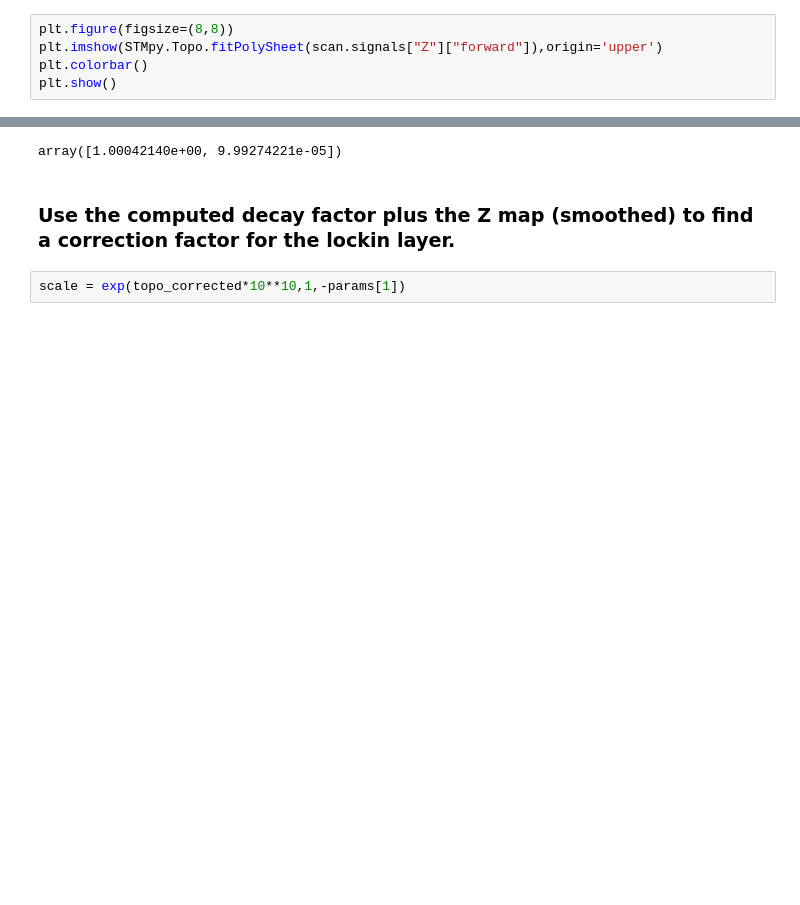
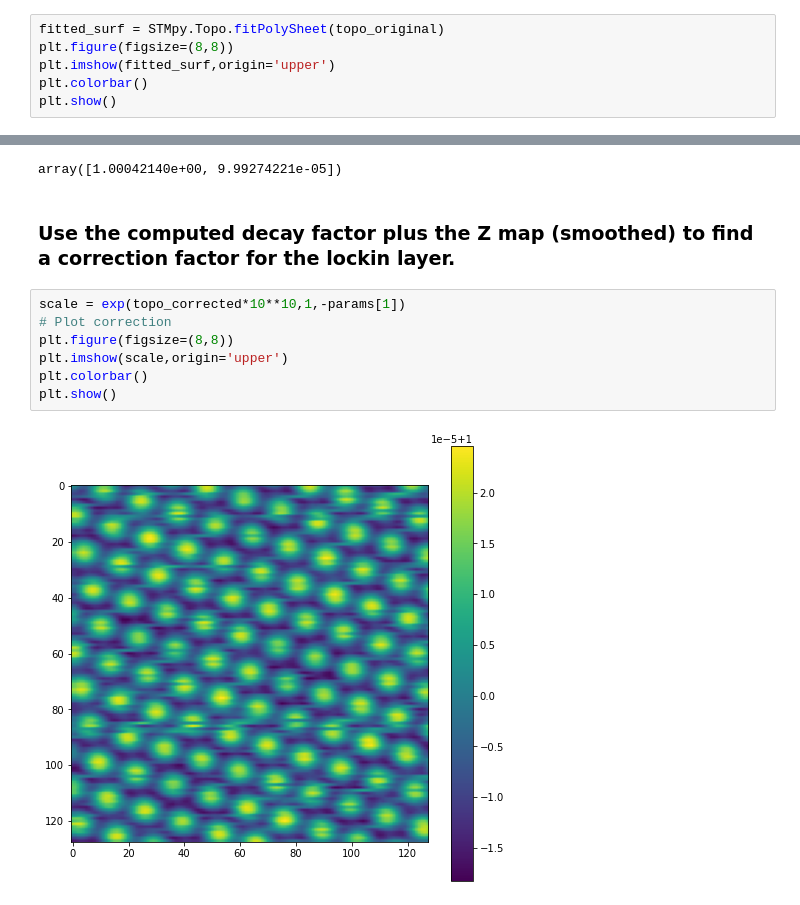
Before and after one commit to Madhavanlabcode/STMpy, a Jupyter notebook: topographyCorrectionDemo.ipynb, the cells around one changed output, grey strips where cells are left out. Saved outputs shown, nothing was run; the diff lists cells and outputs as text; blank space fills up the shorter version.

```diff
--- a/topographyCorrectionDemo.ipynb
+++ b/topographyCorrectionDemo.ipynb
@@ -103,6 +25,7 @@ plt.show()
 # %%
+fitted_surf = STMpy.Topo.fitPolySheet(topo_original)
 plt.figure(figsize=(8,8))
-plt.imshow(STMpy.Topo.fitPolySheet(scan.signals["Z"]["forward"]),origin='upper')
+plt.imshow(fitted_surf,origin='upper')
 plt.colorbar()
 plt.show()
 # %% [output]
@@ -195,6 +101,13 @@ array([1.00042140e+00, 9.99274221e-05])
 ### Use the computed decay factor plus the Z map (smoothed) to find a correction factor for the lockin layer.
 # %%
 scale = exp(topo_corrected*10**10,1,-params[1])
+# Plot correction
+plt.figure(figsize=(8,8))
+plt.imshow(scale,origin='upper')
+plt.colorbar()
+plt.show()
+# %% [output]
+[figure, added]
 # %%
 lockin_corrected = np.multiply(scale, lockin_original)
 
```
Also changed, not shown: parts of 5 cells of this notebook.
